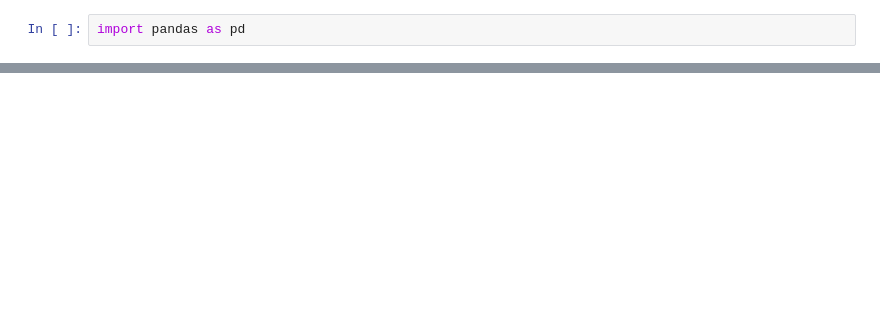
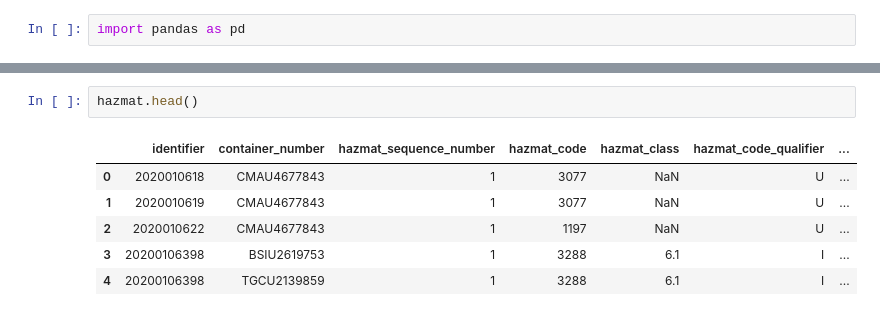
Before and after one commit to jackyho112/area-deprivation-data-pipelines, a Jupyter notebook: notebook/exploration.ipynb, the cells around one changed output, grey strips where cells are left out. Cells and saved outputs as stored; diff of their text form; blank space fills up the shorter version.

```diff
--- a/notebook/exploration.ipynb
+++ b/notebook/exploration.ipynb
@@ -26,0 +51,9 @@ Index(['identifier', 'carrier_code', 'vessel_country_code', 'vessel_name',
+# %%
+hazmat.head()
+# %% [output]
+|  | identifier | container_number | hazmat_sequence_number | hazmat_code | hazmat_class | hazmat_code_qualifier | ... |
+| 0 | 2020010618 | CMAU4677843 | 1 | 3077 | NaN | U | ... |
+| 1 | 2020010619 | CMAU4677843 | 1 | 3077 | NaN | U | ... |
+| 2 | 2020010622 | CMAU4677843 | 1 | 1197 | NaN | U | ... |
+| 3 | 20200106398 | BSIU2619753 | 1 | 3288 | 6.1 | I | ... |
+| 4 | 20200106398 | TGCU2139859 | 1 | 3288 | 6.1 | I | ... |
```
Also changed, not shown: parts of 14 cells of this notebook, 1 other file.
